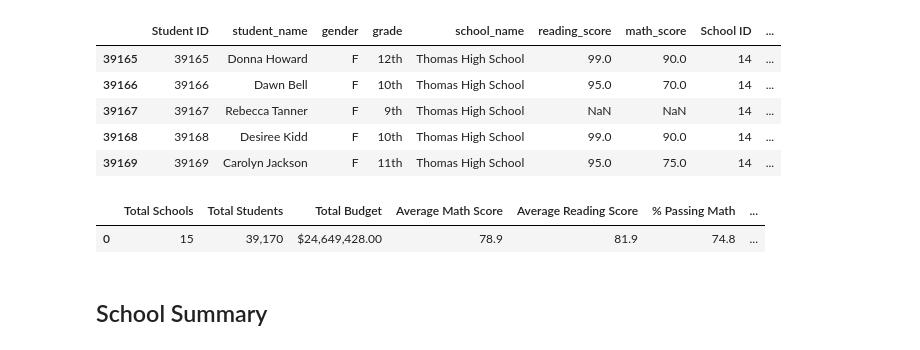
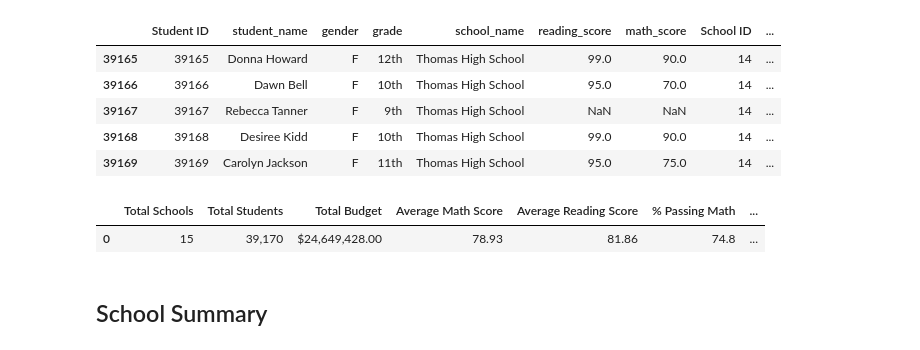
Before and after one commit to jzebker/School_District_Analysis, a Jupyter notebook: PyCitySchools_Challenge.ipynb, the cells around one changed output. Cells and saved outputs as stored; diff of their text form; code cells hidden in the pictures.

```diff
--- a/PyCitySchools_Challenge.ipynb
+++ b/PyCitySchools_Challenge.ipynb
@@ -127,33 +127,33 @@ overall_passing_percentage = overall_passing_math_reading_count / new_student_co
 # %%
 # Create a DataFrame
 district_summary_df = pd.DataFrame(
           [{"Total Schools": school_count,
           "Total Students": student_count,
           "Total Budget": total_budget,
           "Average Math Score": average_math_score,
           "Average Reading Score": average_reading_score,
           "% Passing Math": passing_math_percentage,
          "% Passing Reading": passing_reading_percentage,
         "% Overall Passing": overall_passing_percentage}])
 
 
 
 # Format the "Total Students" to have the comma for a thousands separator.
 district_summary_df["Total Students"] = district_summary_df["Total Students"].map("{:,}".format)
 # Format the "Total Budget" to have the comma for a thousands separator, a decimal separator and a "$".
 district_summary_df["Total Budget"] = district_summary_df["Total Budget"].map("${:,.2f}".format)
 # Format the columns.
-district_summary_df["Average Math Score"] = district_summary_df["Average Math Score"].map("{:.1f}".format)
-district_summary_df["Average Reading Score"] = district_summary_df["Average Reading Score"].map("{:.1f}".format)
+district_summary_df["Average Math Score"] = district_summary_df["Average Math Score"].map("{:.2f}".format)
+district_summary_df["Average Reading Score"] = district_summary_df["Average Reading Score"].map("{:.2f}".format)
 district_summary_df["% Passing Math"] = district_summary_df["% Passing Math"].map("{:.1f}".format)
 district_summary_df["% Passing Reading"] = district_summary_df["% Passing Reading"].map("{:.1f}".format)
 district_summary_df["% Overall Passing"] = district_summary_df["% Overall Passing"].map("{:.1f}".format)
 
 # Display the data frame
 district_summary_df
 # %% [output]
 |  | Total Schools | Total Students | Total Budget | Average Math Score | Average Reading Score | % Passing Math | ... |
-| 0 | 15 | 39,170 | $24,649,428.00 | 78.9 | 81.9 | 74.8 | ... |
+| 0 | 15 | 39,170 | $24,649,428.00 | 78.93 | 81.86 | 74.8 | ... |
 # %% [markdown]
 ##  School Summary
 # %%
```
Also changed, not shown: parts of 3 cells of this notebook, 20 other files.
